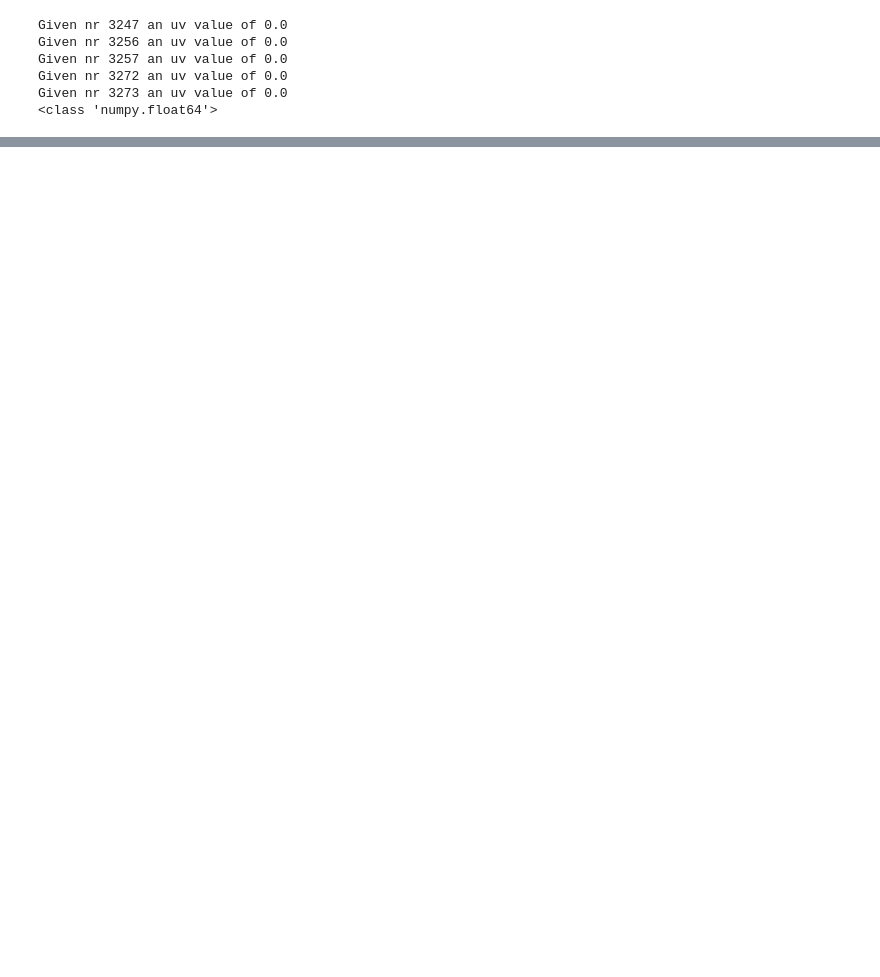
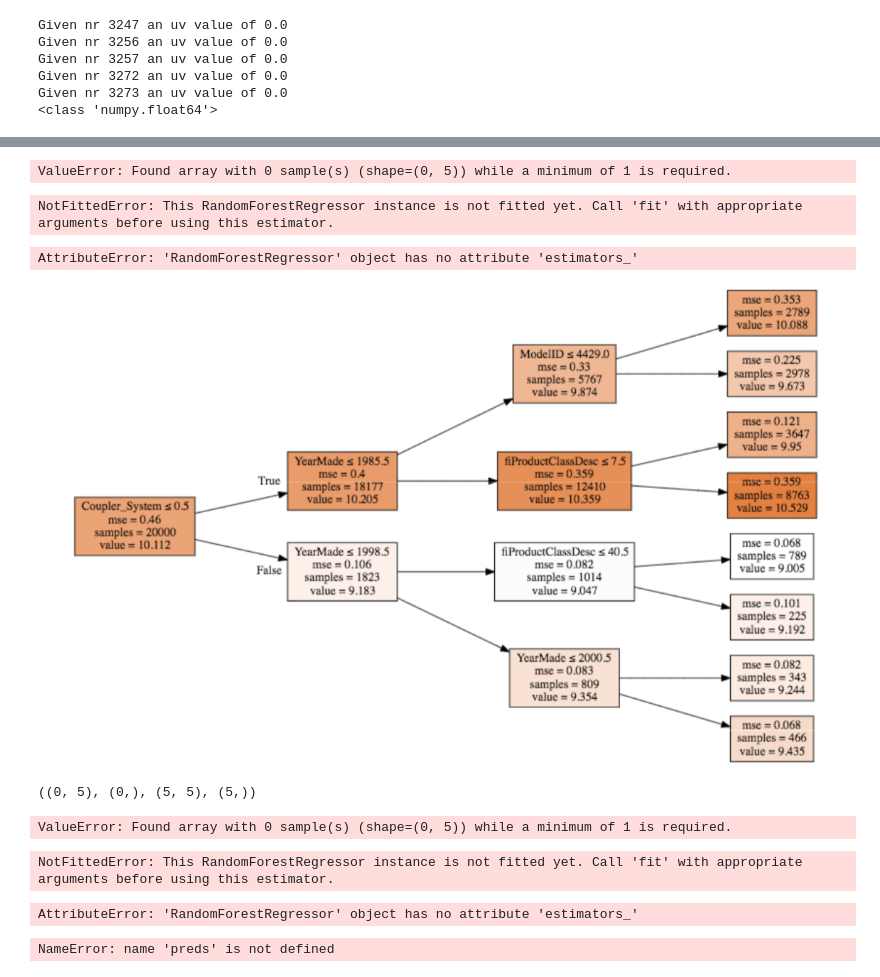
Before and after one commit to OpenRemote-Energy-Challenge/machine-learning, a Jupyter notebook: machine-learning.ipynb, the cells around one changed output, grey strips where cells are left out. Cells and saved outputs as stored; diff of their text form; code cells hidden in the pictures; blank space fills up the shorter version.

```diff
--- a/machine-learning.ipynb
+++ b/machine-learning.ipynb
@@ -293,0 +513,15 @@ Name: uv, Length: 2939, dtype: float64
+# %%
+model = RandomForestRegressor(n_jobs=-1)
+%time model.fit(X_train, y_train)
+print_score(model)
+# %% [output]
+ValueError: Found array with 0 sample(s) (shape=(0, 5)) while a minimum of 1 is required.
+NotFittedError: This RandomForestRegressor instance is not fitted yet. Call 'fit' with appropriate arguments before using this estimator.
+# %%
+draw_tree(model.estimators_[0], df_trn, precision=3)
+# %% [output]
+AttributeError: 'RandomForestRegressor' object has no attribute 'estimators_'
+# %%
+Image(filename=f'./media/tree.png')
+# %% [output]
+[figure, added]
@@ -293,0 +532,26 @@ Name: uv, Length: 2939, dtype: float64
+# %%
+n_valid = 12000
+n_trn = len(df_trn)-n_valid
+X_train, X_valid = split_vals(df_trn, n_trn)
+y_train, y_valid = split_vals(y_trn, n_trn)
+raw_train, raw_valid = split_vals(df_raw, n_trn)
+
+X_train.shape, y_train.shape, X_valid.shape, y_valid.shape
+# %% [output]
+((0, 5), (0,), (5, 5), (5,))
+# %%
+model = RandomForestRegressor(n_jobs=-1)
+%time model.fit(X_train, y_train)
+print_score(model)
+# %% [output]
+ValueError: Found array with 0 sample(s) (shape=(0, 5)) while a minimum of 1 is required.
+NotFittedError: This RandomForestRegressor instance is not fitted yet. Call 'fit' with appropriate arguments before using this estimator.
+# %%
+preds = np.stack([t.predict(X_valid) for t in model.estimators_])
+preds[:,0], np.mean(preds[:,0]), y_valid[0]
+# %% [output]
+AttributeError: 'RandomForestRegressor' object has no attribute 'estimators_'
+# %%
+plt.plot([metrics.r2_score(y_valid, np.mean(preds[:i+1], axis=0)) for i in range(40)]);
+# %% [output]
+NameError: name 'preds' is not defined
```
Also changed, not shown: parts of 42 cells of this notebook, 2 other files.
